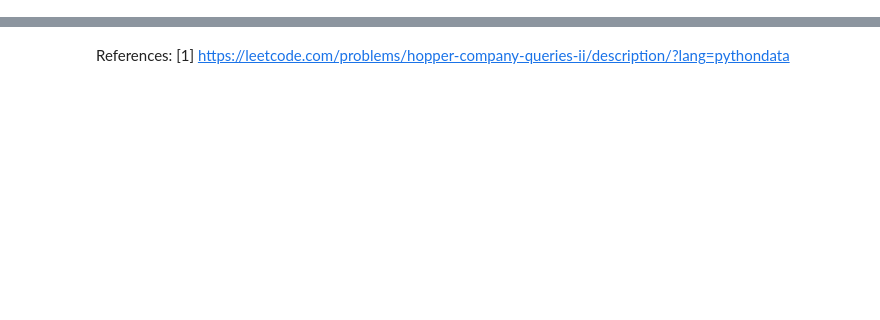
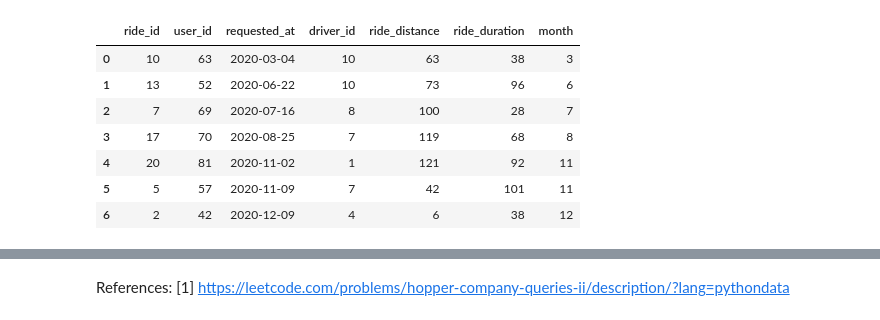
Before and after one commit to SKawsar/Pandas-Hard-Data-Preprocessing, a Jupyter notebook: Hopper Company Queries II.ipynb, the cells around one changed output, grey strips where cells are left out. Cells and saved outputs as stored; diff of their text form; code cells hidden in the pictures; blank space fills up the shorter version.

```diff
--- a/Hopper Company Queries II.ipynb
+++ b/Hopper Company Queries II.ipynb
@@ -92,0 +350,13 @@ display(drivers, rides, accepted_rides)
+# %%
+accept_rides=accept_rides[accept_rides['requested_at'].dt.year==2020]
+accept_rides['month']=accept_rides['requested_at'].dt.month
+display(accept_rides)
+# %% [output]
+|  | ride_id | user_id | requested_at | driver_id | ride_distance | ride_duration | month |
+| 0 | 10 | 63 | 2020-03-04 | 10 | 63 | 38 | 3 |
+| 1 | 13 | 52 | 2020-06-22 | 10 | 73 | 96 | 6 |
+| 2 | 7 | 69 | 2020-07-16 | 8 | 100 | 28 | 7 |
+| 3 | 17 | 70 | 2020-08-25 | 7 | 119 | 68 | 8 |
+| 4 | 20 | 81 | 2020-11-02 | 1 | 121 | 92 | 11 |
+| 5 | 5 | 57 | 2020-11-09 | 7 | 42 | 101 | 11 |
+| 6 | 2 | 42 | 2020-12-09 | 4 | 6 | 38 | 12 |
```
Also changed, not shown: parts of 14 cells of this notebook.
